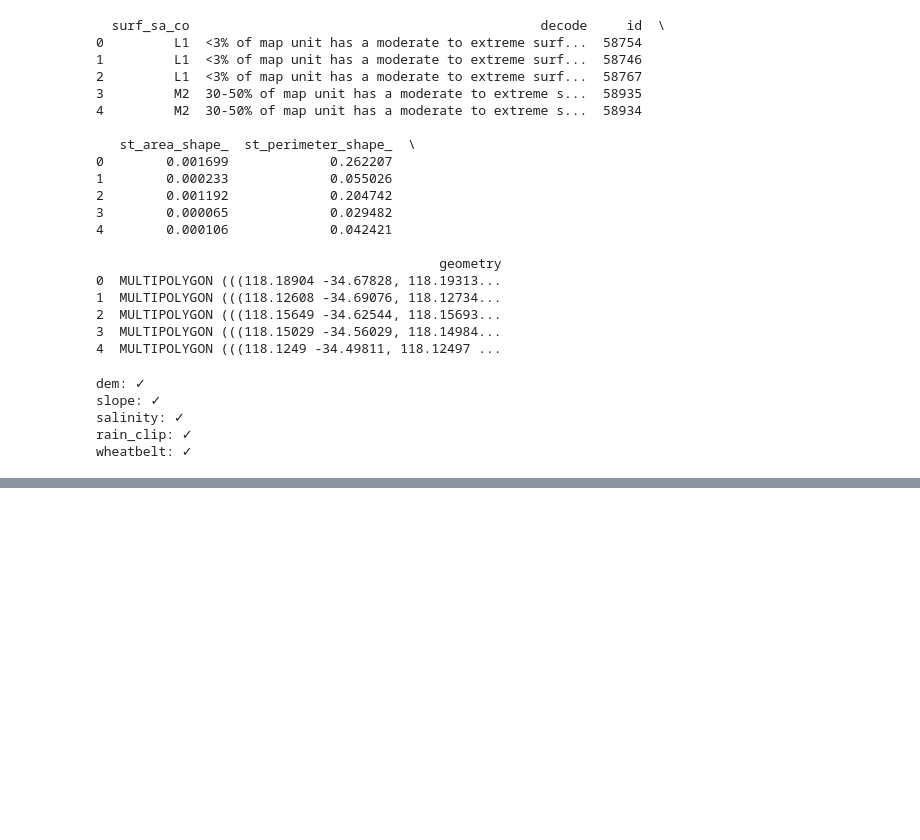
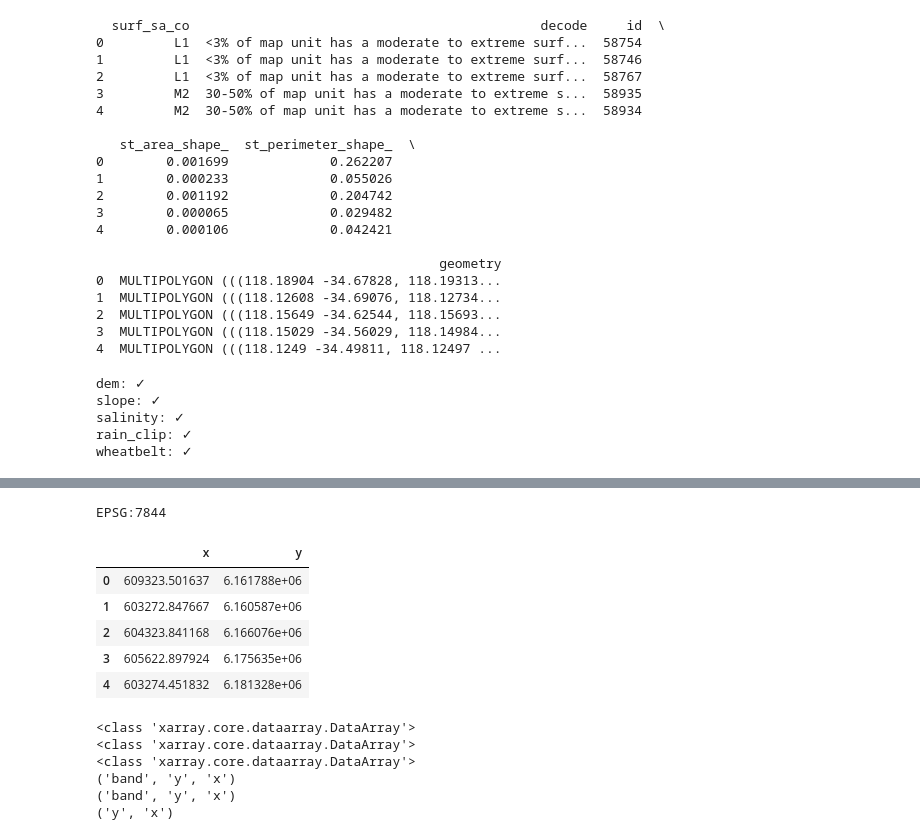
Before and after one commit to JWAN0646/Jingxuan-Wang, a Jupyter notebook: WA-Soil-Salinity-Prediction/notebooks/Soil_Salinity.ipynb, the cells around one changed output, grey strips where cells are left out. Cells and saved outputs as stored; diff of their text form; code cells hidden in the pictures; blank space fills up the shorter version.

```diff
--- a/WA-Soil-Salinity-Prediction/notebooks/Soil_Salinity.ipynb
+++ b/WA-Soil-Salinity-Prediction/notebooks/Soil_Salinity.ipynb
@@ -959 +1110,6 @@ wheatbelt: ✓
+# %%
+import rioxarray
+
+dem = rioxarray.open_rasterio("../data2/processed/cop30_utm50s.tif")
+slope = rioxarray.open_rasterio("../data2/processed/slope_cop30.tif")
 # %%
@@ -960,0 +1210,6 @@ wheatbelt: ✓
+# %%
+# 六分类（6-class Classification）
+# 计算每个盐碱化 Polygon 的中心点
+salinity["centroid"] = salinity.geometry.centroid
+
+print(salinity[["surf_sa_co", "centroid"]].head())
@@ -960,0 +1224,4 @@ wheatbelt: ✓
+# %%
+print(salinity.crs)
+# %% [output]
+EPSG:7844
@@ -960,0 +1230,27 @@ wheatbelt: ✓
+# %%
+#提取中心点的坐标
+salinity["x"] = salinity.centroid.x
+salinity["y"] = salinity.centroid.y
+
+salinity[["x", "y"]].head()
+# %% [output]
+|  | x | y |
+| 0 | 609323.501637 | 6.161788e+06 |
+| 1 | 603272.847667 | 6.160587e+06 |
+| 2 | 604323.841168 | 6.166076e+06 |
+| 3 | 605622.897924 | 6.175635e+06 |
+| 4 | 603274.451832 | 6.181328e+06 |
+# %%
+print(type(dem))
+print(type(slope))
+print(type(rain_utm))
+print(dem.dims)
+print(slope.dims)
+print(rain_utm.dims)
+# %% [output]
+<class 'xarray.core.dataarray.DataArray'>
+<class 'xarray.core.dataarray.DataArray'>
+<class 'xarray.core.dataarray.DataArray'>
+('band', 'y', 'x')
+('band', 'y', 'x')
+('y', 'x')
```
Also changed, not shown: parts of 55 cells of this notebook.
